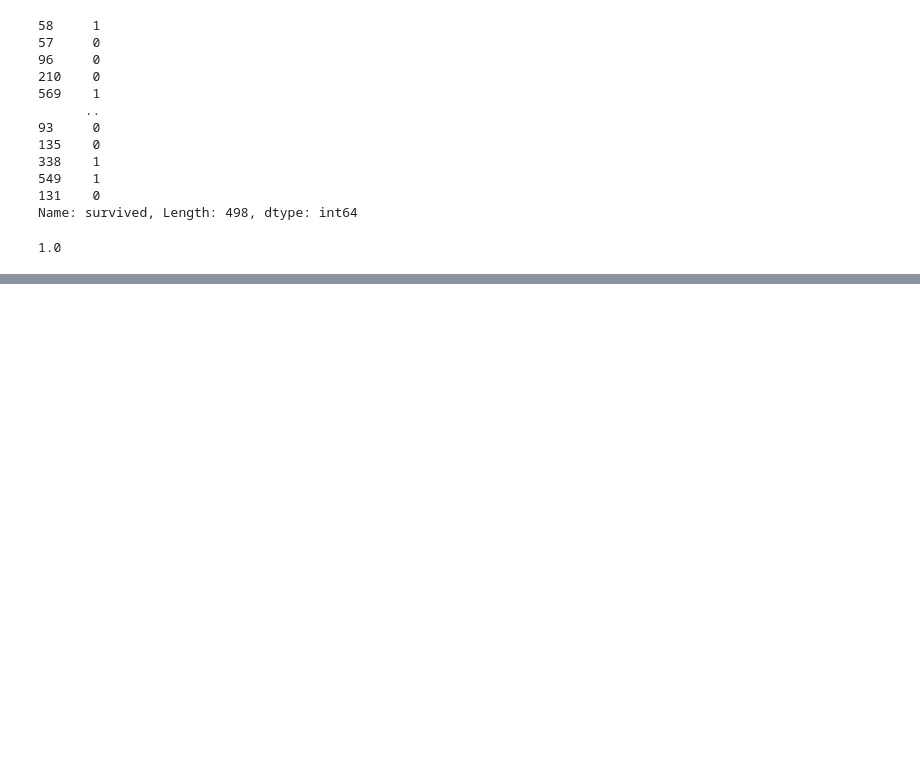
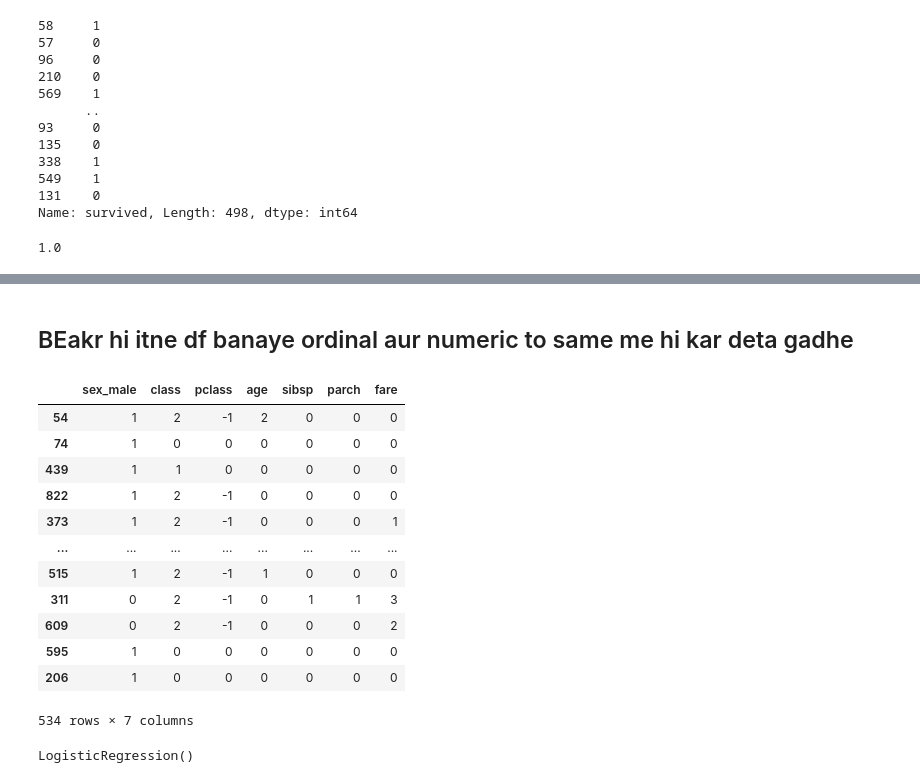
Before and after one commit to Rohit2209Raj/100_Days_of_Machine_Learning_new, a Jupyter notebook: Feature Engineering/1.Scaling/3.CategoricalEncoding/3.One Hot Encoder/OneHotEncoder_Titanic.ipynb, the cells around one changed output, grey strips where cells are left out. Saved outputs shown, nothing was run; the diff lists cells and outputs as text; code cells hidden in the pictures; blank space fills up the shorter version.

```diff
--- a/Feature Engineering/1.Scaling/3.CategoricalEncoding/3.One Hot Encoder/OneHotEncoder_Titanic.ipynb
+++ b/Feature Engineering/1.Scaling/3.CategoricalEncoding/3.One Hot Encoder/OneHotEncoder_Titanic.ipynb
@@ -203,0 +249,2 @@ print(train_r2, test_r2)
+# %%
+encoded2_x_train=pd.DataFrame(od.fit_transform(x_train[ord_col]),columns=ord_col,index=x_train.index).astype(int)
@@ -203,0 +253,2 @@ print(train_r2, test_r2)
+# %%
+encoded3_x_train=pd.DataFrame(scalar.fit_transform(x_train[num]),columns=num,index=x_train.index).astype(int)
@@ -203,0 +257,22 @@ print(train_r2, test_r2)
+# %% [markdown]
+## BEakr hi itne df banaye ordinal aur numeric to same me hi kar deta gadhe
+# %%
+x_train=x_train.drop(columns=x_train.columns)
+# %%
+x_train=pd.concat([x_train,encoded1_x_train,encoded2_x_train,encoded3_x_train],axis=1)
+# %%
+x_train
+# %% [output]
+|  | sex_male | class | pclass | age | sibsp | parch | fare |
+| 54 | 1 | 2 | -1 | 2 | 0 | 0 | 0 |
+| 74 | 1 | 0 | 0 | 0 | 0 | 0 | 0 |
+| 439 | 1 | 1 | 0 | 0 | 0 | 0 | 0 |
+| 822 | 1 | 2 | -1 | 0 | 0 | 0 | 0 |
+| 373 | 1 | 2 | -1 | 0 | 0 | 0 | 1 |
+| ... | ... | ... | ... | ... | ... | ... | ... |
+| 515 | 1 | 2 | -1 | 1 | 0 | 0 | 0 |
+| 311 | 0 | 2 | -1 | 0 | 1 | 1 | 3 |
+| 609 | 0 | 2 | -1 | 0 | 0 | 0 | 2 |
+| 595 | 1 | 0 | 0 | 0 | 0 | 0 | 0 |
+| 206 | 1 | 0 | 0 | 0 | 0 | 0 | 0 |
+534 rows × 7 columns
@@ -203,0 +285,4 @@ print(train_r2, test_r2)
+# %%
+model.fit(x_train,y_train)
+# %% [output]
+LogisticRegression()
```
Also changed, not shown: parts of 30 cells of this notebook, 4 other files.
